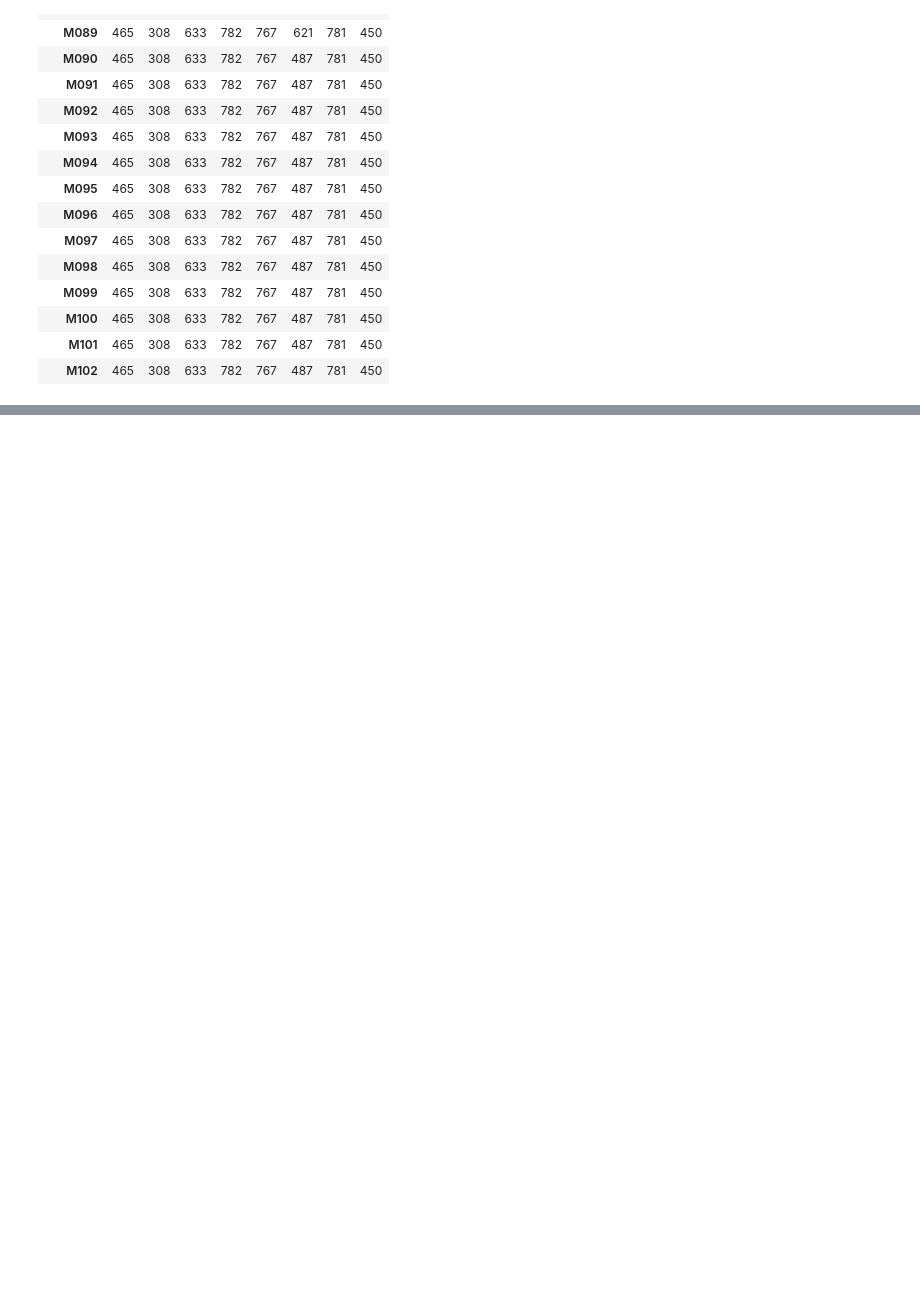
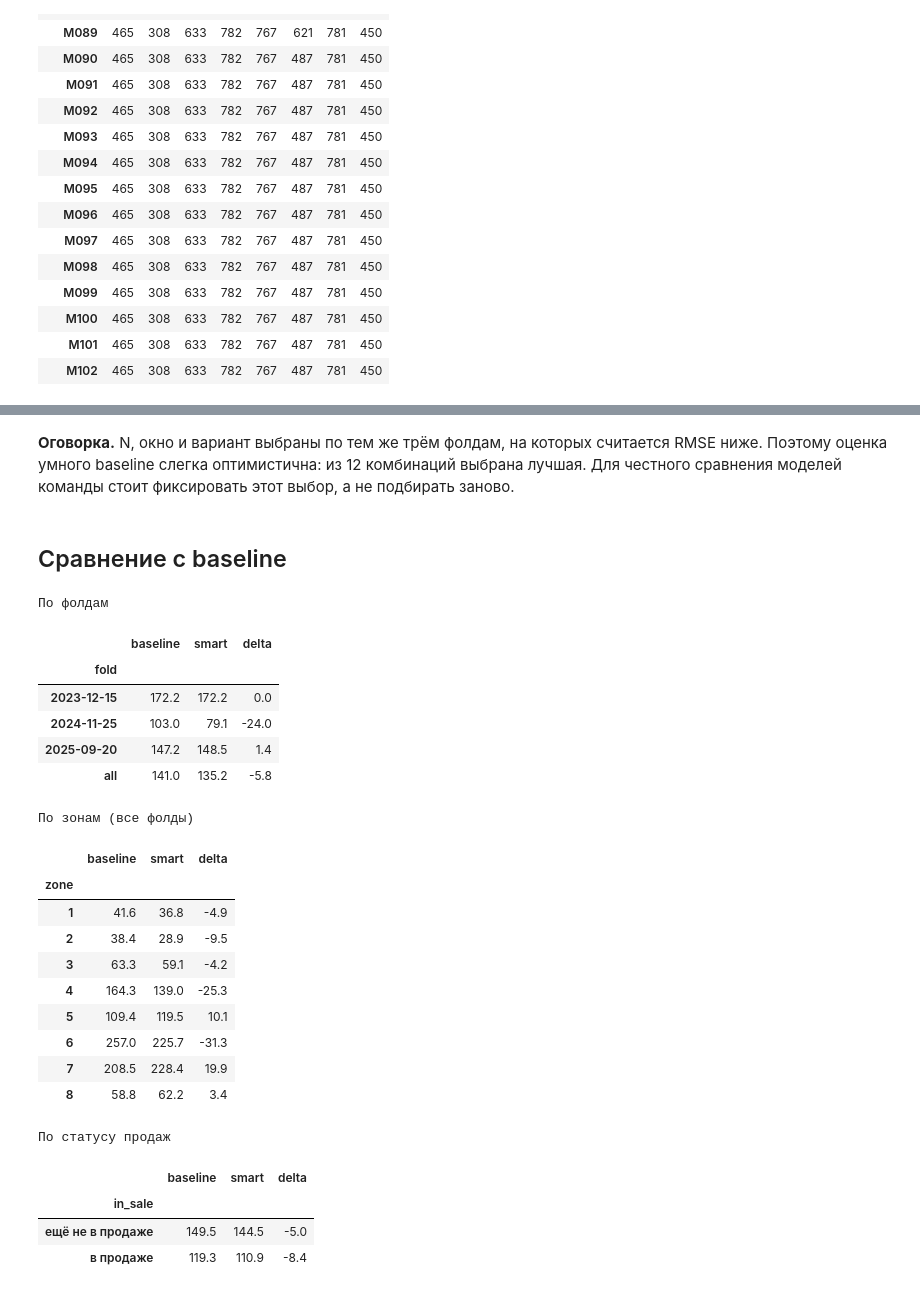
Before and after one commit to shertwg/datamatch-avangard, a Jupyter notebook: notebooks/02_baseline.ipynb, the cells around one changed output, grey strips where cells are left out. Drawn from its saved outputs; the diff is of its cells as text; code cells hidden in the pictures; blank space fills up the shorter version.

```diff
--- a/notebooks/02_baseline.ipynb
+++ b/notebooks/02_baseline.ipynb
@@ -180,0 +275,40 @@ sub.pivot(index="match_id", columns="zone", values="tickets_total")
+# %% [markdown]
+**Оговорка.** N, окно и вариант выбраны по тем же трём фолдам, на которых считается RMSE ниже. Поэтому оценка умного baseline слегка оптимистична: из 12 комбинаций выбрана лучшая. Для честного сравнения моделей команды стоит фиксировать этот выбор, а не подбирать заново.
+# %% [markdown]
+## Сравнение с baseline
+# %%
+def compare(a, b, name_a="baseline", name_b="smart"):
+    out = pd.concat({name_a: a, name_b: b}, axis=1)
+    out["delta"] = out[name_b] - out[name_a]
+    return out
+
+print("По фолдам")
+display(compare(res.by_fold["rmse"], smart.by_fold["rmse"]))
+print("По зонам (все фолды)")
+display(compare(res.by_zone["all"], smart.by_zone["all"]))
+print("По статусу продаж")
+display(compare(res.by_status["rmse"], smart.by_status["rmse"]))
+# %% [output]
+По фолдам
+|  | baseline | smart | delta |
+| fold |  |  |  |
+| 2023-12-15 | 172.2 | 172.2 | 0.0 |
+| 2024-11-25 | 103.0 | 79.1 | -24.0 |
+| 2025-09-20 | 147.2 | 148.5 | 1.4 |
+| all | 141.0 | 135.2 | -5.8 |
+По зонам (все фолды)
+|  | baseline | smart | delta |
+| zone |  |  |  |
+| 1 | 41.6 | 36.8 | -4.9 |
+| 2 | 38.4 | 28.9 | -9.5 |
+| 3 | 63.3 | 59.1 | -4.2 |
+| 4 | 164.3 | 139.0 | -25.3 |
+| 5 | 109.4 | 119.5 | 10.1 |
+| 6 | 257.0 | 225.7 | -31.3 |
+| 7 | 208.5 | 228.4 | 19.9 |
+| 8 | 58.8 | 62.2 | 3.4 |
+По статусу продаж
+|  | baseline | smart | delta |
+| in_sale |  |  |  |
+| ещё не в продаже | 149.5 | 144.5 | -5.0 |
+| в продаже | 119.3 | 110.9 | -8.4 |
```
Also changed, not shown: parts of 10 cells of this notebook, 3 other files.
